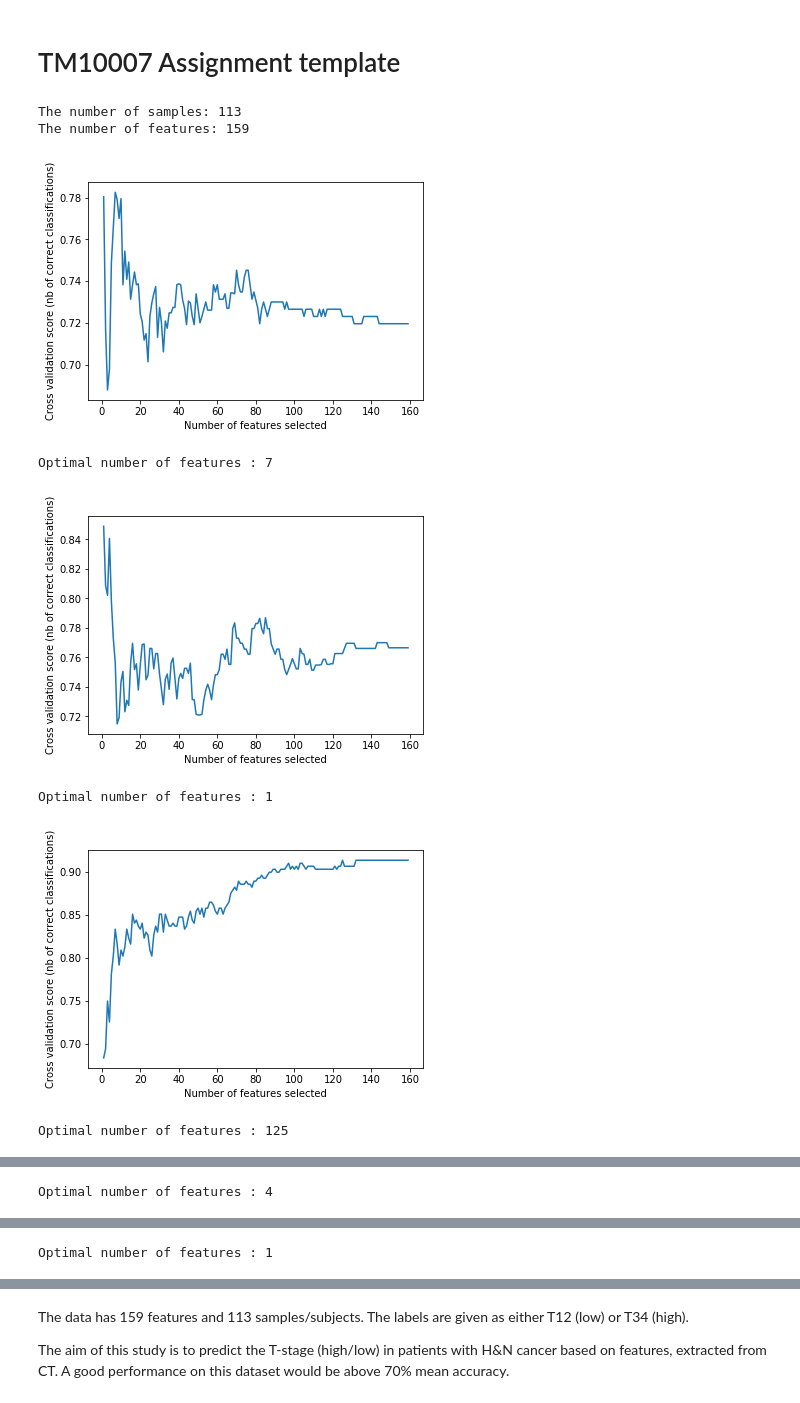
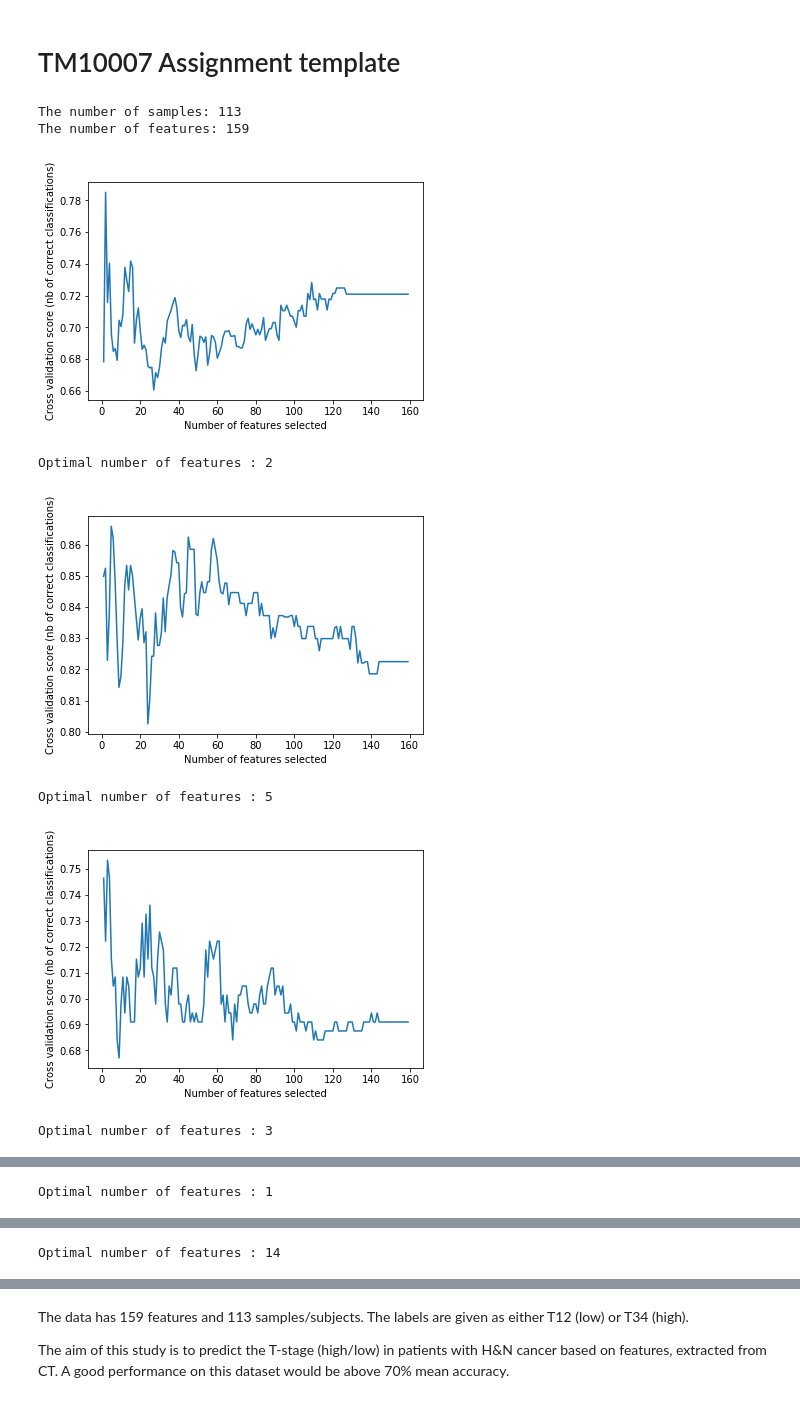
Before and after one commit to puckgroen/TM10007_PROJECT, a Jupyter notebook: assignment.ipynb, the cells around one changed output, grey strips where cells are left out. Drawn from its saved outputs; the diff is of its cells as text; code cells hidden in the pictures.

Commit message:
commented data imputation

```diff
--- a/assignment.ipynb
+++ b/assignment.ipynb
@@ -88,26 +86,26 @@ def data_preprocessing(X_train, y_train):
     # print(X_train_pca)
     # X_train_pca.shape
 
-    # 4. Imputation missing data
-    missing_values=[0.0, 1.0]
-    for elem in missing_values:
-        imputer = KNNImputer(missing_values=elem, n_neighbors=5, weights='uniform')
-        X_train_imputed = imputer.fit_transform(X_train_pca)
+    # # 4. Imputation missing data
+    # missing_values=[0.0, 1.0]
+    # for elem in missing_values:
+    #     imputer = KNNImputer(missing_values=elem, n_neighbors=5, weights='uniform')
+    #     X_train_imputed = imputer.fit_transform(X_train_pca)
 
     # print(X_train_imputed)
     # X_train_imputed.shape
 
-    return X_train_imputed
+    return X_train_pca
 # %%
 # Data splitting
 
-# Data imputation (NOG OP VERKEERDE PLEK)
-split_X_train[split_X_train == 1] = np.nan
-split_X_train[split_X_train == 0.0] = np.nan
+# # Data imputation (NOG OP VERKEERDE PLEK) --> niet meer nodig
+# split_X_train[split_X_train == 1] = np.nan
+# split_X_train[split_X_train == 0.0] = np.nan
 
-for column in split_X_train:
-    print(column)
-    print(split_X_train[column].isnull().sum(axis = 0))
+# for column in split_X_train:
+#     print(column)
+#     print(split_X_train[column].isnull().sum(axis = 0))
 
 # Data loading
 from hn.load_data import load_data
@@ -125,37 +123,37 @@ sss = model_selection.StratifiedShuffleSplit(n_splits=2, test_size=0.2, random_s
 cv_4fold = model_selection.StratifiedKFold(n_splits=4)
 
 count = 0
 for train_index, test_index in sss.split(data, y):
     train_scores = []
     test_scores = []
     count += 1
     #print(f'Iteration {count}')
     data_array = pd.DataFrame.from_dict(data) #Needed to be able to index this later
     split_X_train = data_array.iloc[train_index]
     split_y_train = y[train_index]
     split_X_test = data_array.iloc[test_index]
     split_y_test = y[test_index]
     #print(f'Training dataset size {len(split_X_train)}')
     #print(f'Test dataset size {len(split_X_test)}')
 
     # Loop over the folds
     for training_index, validation_index in cv_4fold.split(split_X_train, split_y_train):
         X_validation = split_X_train.iloc[validation_index]
         y_validation = split_y_train[validation_index]
         X_train = split_X_train.iloc[training_index]
         y_train = split_y_train[training_index]
         #print(f'Validation size in current fold = {len(X_validation)}')
 
         #apply preprocessing
-        X_train_imputed = data_preprocessing(X_train, y_train)
+        X_train_pca = data_preprocessing(X_train, y_train)
 
         #print(X_train)
 # %% [output]
 The number of samples: 113
 The number of features: 159
-[figure, old version]
+[figure, new version]
-Optimal number of features : 7
+Optimal number of features : 2
-[figure, old version]
+[figure, new version]
-Optimal number of features : 1
+Optimal number of features : 5
-[figure, old version]
+[figure, new version]
-Optimal number of features : 125
+Optimal number of features : 3
@@ -163 +161 @@ Optimal number of features : 125
-Optimal number of features : 4
+Optimal number of features : 1
@@ -165 +163 @@ Optimal number of features : 4
-Optimal number of features : 1
+Optimal number of features : 14
```
Also changed, not shown: parts of 4 cells of this notebook.
